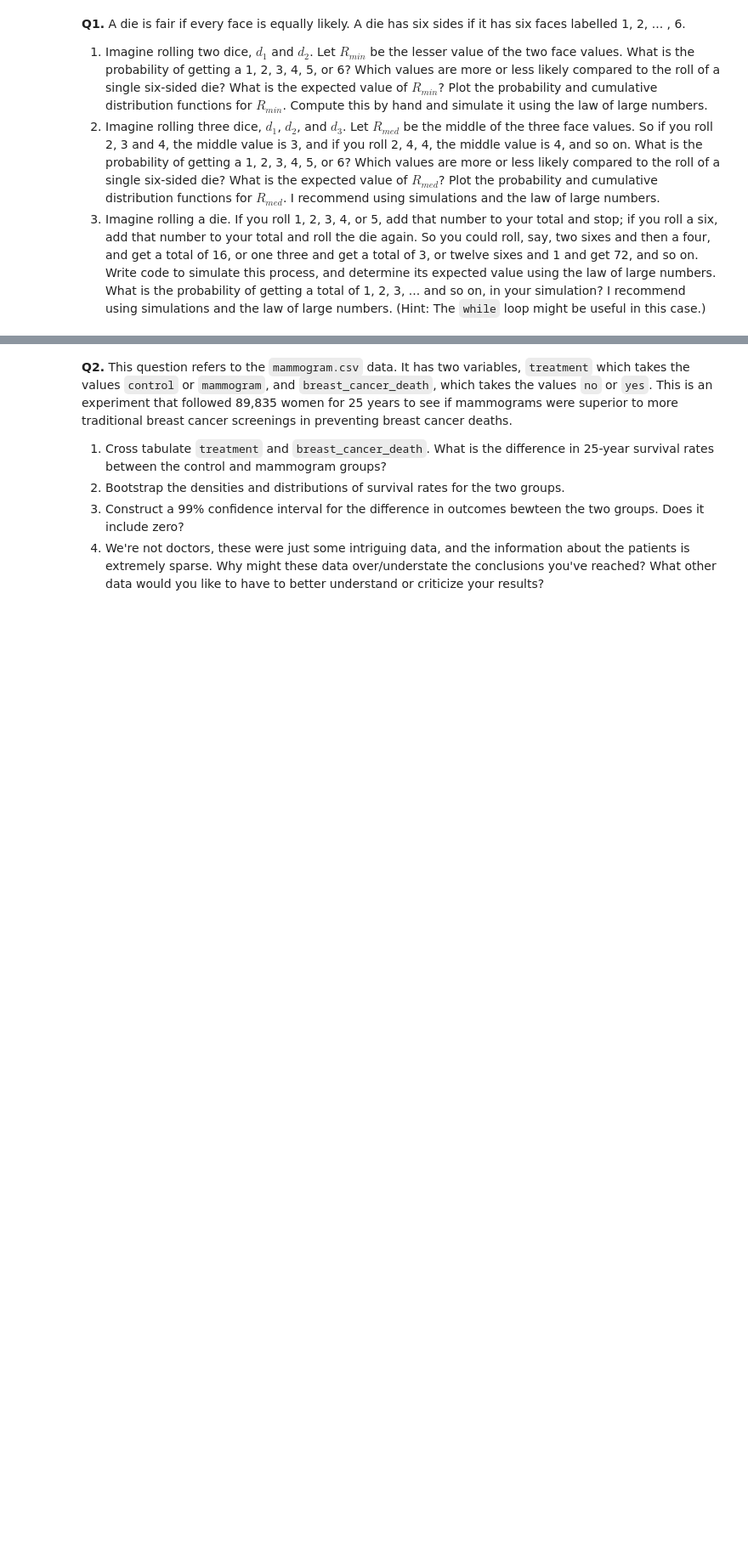
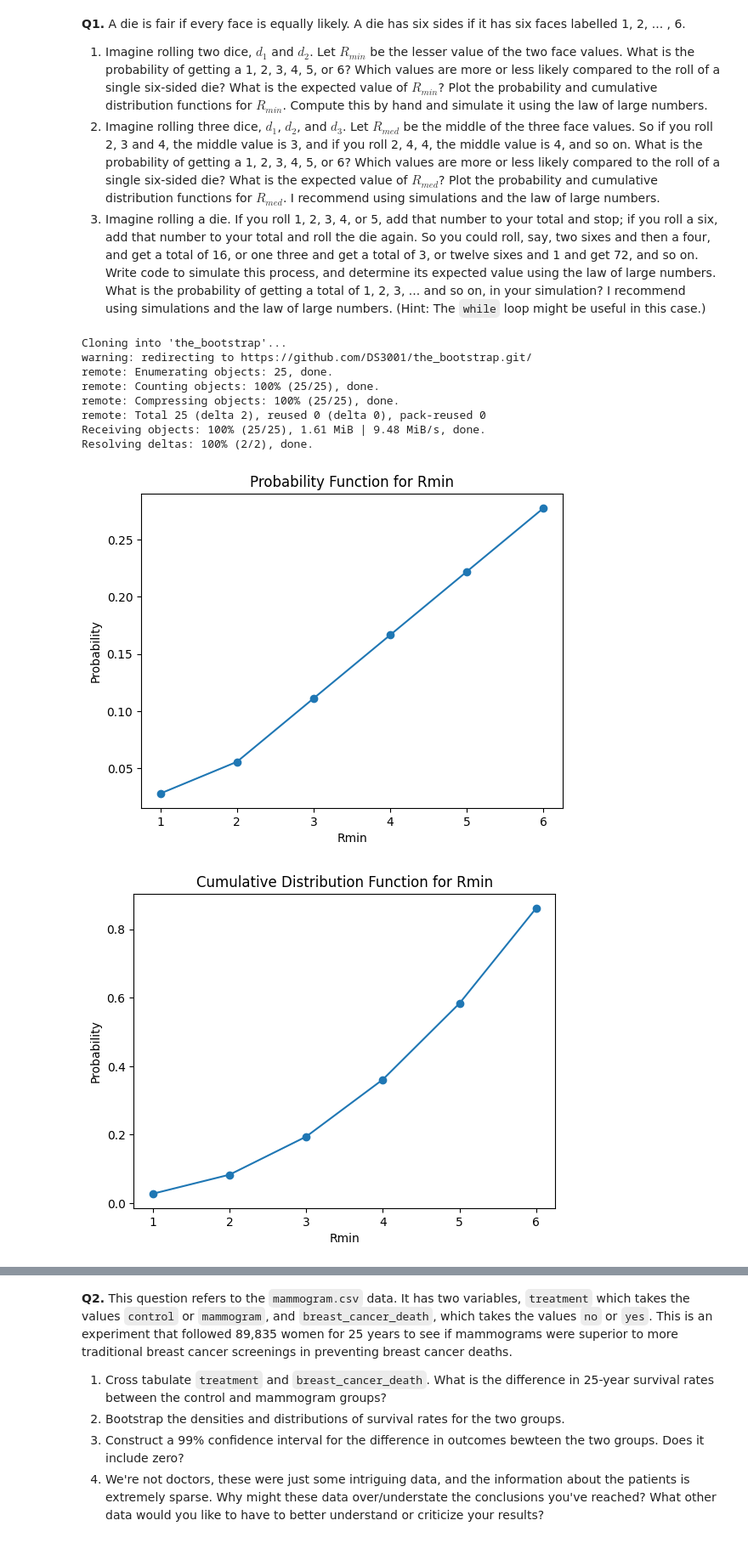
Before and after one commit to racheljhuh/the_bootstrap, a Jupyter notebook: assignment_5.ipynb, the cells around one changed output, grey strips where cells are left out. Shown: that part at 85% size. Cells and saved outputs as stored; diff of their text form; code cells hidden in the pictures; blank space fills up the shorter version.

```diff
--- a/assignment_5.ipynb
+++ b/assignment_5.ipynb
@@ -9,3 +10,81 @@
 1. Imagine rolling two dice, $d_1$ and $d_2$. Let $R_{min}$ be the lesser value of the two face values. What is the probability of getting a 1, 2, 3, 4, 5, or 6? Which values are more or less likely compared to the roll of a single six-sided die? What is the expected value of $R_{min}$? Plot the probability and cumulative distribution functions for $R_{min}$. Compute this by hand and simulate it using the law of large numbers.
 2. Imagine rolling three dice, $d_1$, $d_2$, and $d_3$. Let $R_{med}$ be the middle of the three face values. So if you roll 2, 3 and 4, the middle value is 3, and if you roll 2, 4, 4, the middle value is 4, and so on. What is the probability of getting a 1, 2, 3, 4, 5, or 6? Which values are more or less likely compared to the roll of a single six-sided die? What is the expected value of $R_{med}$? Plot the probability and cumulative distribution functions for $R_{med}$. I recommend using simulations and the law of large numbers.
 3. Imagine rolling a die. If you roll 1, 2, 3, 4, or 5, add that number to your total and stop; if you roll a six, add that number to your total and roll the die again. So you could roll, say, two sixes and then a four, and get a total of 16, or one three and get a total of 3, or twelve sixes and 1 and get 72, and so on. Write code to simulate this process, and determine its expected value using the law of large numbers. What is the probability of getting a total of 1, 2, 3, ... and so on, in your simulation? I recommend using simulations and the law of large numbers.  (Hint: The `while` loop might be useful in this case.)
+# %%
+! git clone https://www.github.com/DS3001/the_bootstrap
+
+
+import numpy as np
+import matplotlib.pyplot as plt
+import seaborn as sns
+import pandas as pd
+import statsmodels.api as sm
+import statsmodels.formula.api as smf
+# probability function for Rmin
+def P_Rmin(x):
+   if x == 1:
+       return 1/36
+   elif x == 2:
+       return 1/18
+   elif x == 3:
+       return 1/9
+   elif x == 4:
+       return 1/6
+   elif x == 5:
+       return 2/9
+   elif x == 6:
+       return 5/18
+   else:
+       return 0
+
+
+# cdf function for Rmin
+#based on bootstrap class code
+def CDF_Rmin(x):
+   return sum(P_Rmin(i) for i in range(1, x+1))
+
+
+#law of large numbers stimulation - from chatGPT
+def simulate_Rmin(num_trials):
+   outcomes = np.random.randint(1, 7, size=(num_trials, 2))
+   Rmin_values = np.minimum(outcomes[:, 0], outcomes[:, 1])
+   return Rmin_values
+
+
+#probability function plot
+x_values = np.arange(1, 7)
+probabilities = [P_Rmin(x) for x in x_values]
+
+
+plt.scatter(x_values, probabilities)
+plt.plot(x_values, probabilities)
+plt.title('Probability Function for Rmin')
+plt.xlabel('Rmin')
+plt.ylabel('Probability')
+plt.show()
+
+
+#cdf plot
+#cdf function (not coded): F(x) = pr[Rmin<x]
+
+
+CDF_values = [CDF_Rmin(x) for x in x_values]
+
+
+plt.scatter(x_values, CDF_values)
+plt.plot(x_values, CDF_values)
+plt.title('Cumulative Distribution Function for Rmin')
+plt.xlabel('Rmin')
+plt.ylabel('Probability')
+plt.show()
+# %% [output]
+Cloning into 'the_bootstrap'...
+warning: redirecting to https://github.com/DS3001/the_bootstrap.git/
+remote: Enumerating objects: 25, done.
+remote: Counting objects: 100% (25/25), done.
+remote: Compressing objects: 100% (25/25), done.
+remote: Total 25 (delta 2), reused 0 (delta 0), pack-reused 0
+Receiving objects: 100% (25/25), 1.61 MiB | 9.48 MiB/s, done.
+Resolving deltas: 100% (2/2), done.
+[figure, added]
+[figure, added]
```
Also changed, not shown: parts of 3 cells of this notebook.
